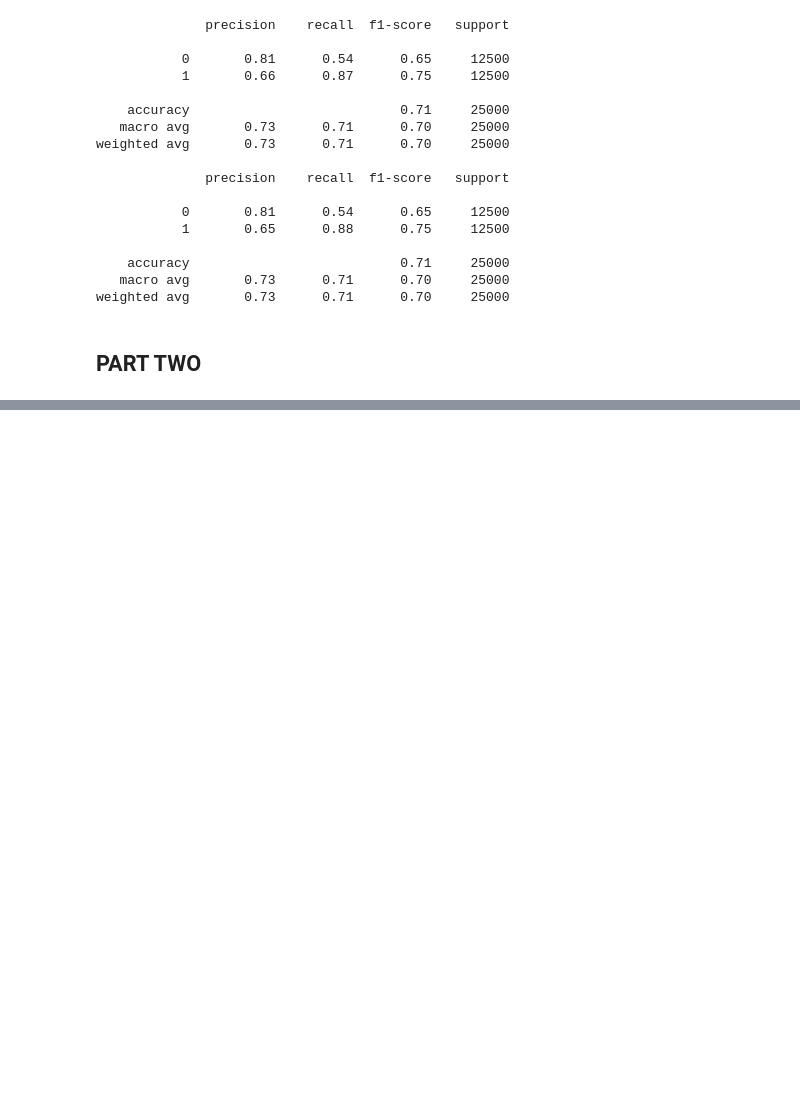
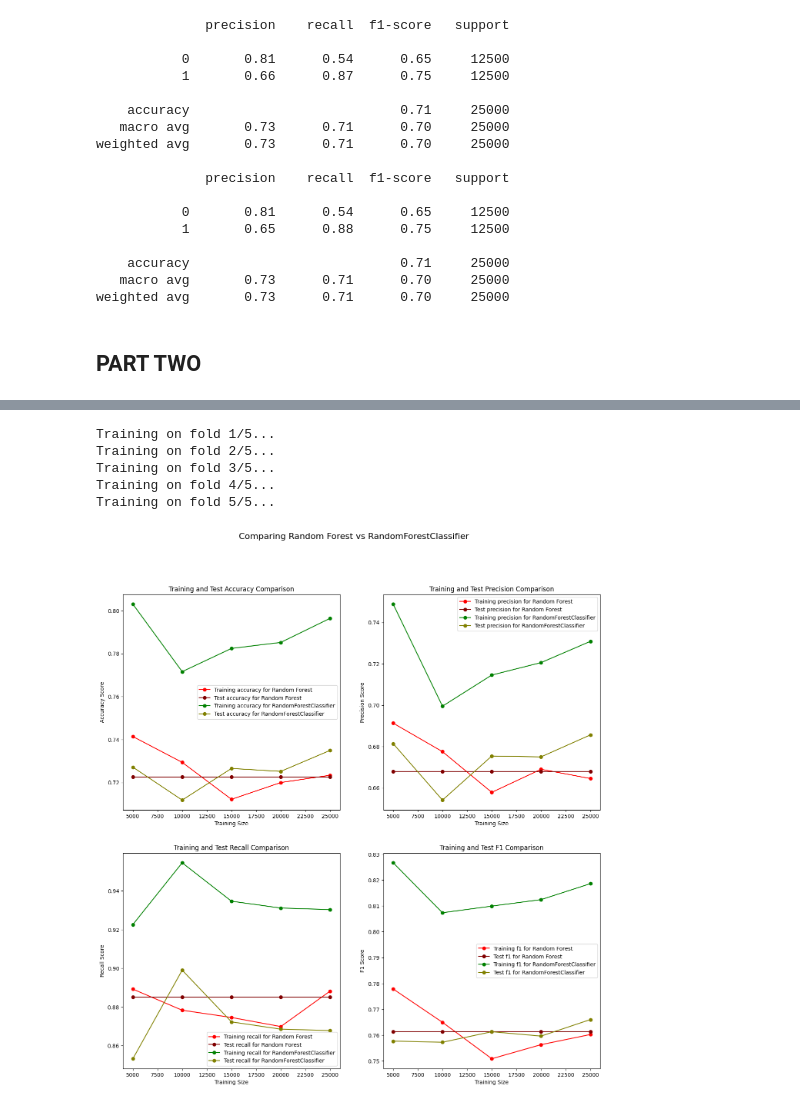
Before and after one commit to OSpyropoulos/IMDb-reviews-classification, a Jupyter notebook: ergasia.ipynb, the cells around one changed output, grey strips where cells are left out. Saved outputs shown, nothing was run; the diff lists cells and outputs as text; code cells hidden in the pictures; blank space fills up the shorter version.

```diff
--- a/ergasia.ipynb
+++ b/ergasia.ipynb
@@ -961,0 +990,11 @@ data1, data2 = compare_classifiers(estimator,  Bernouli , x_train_binary, y_trai
+# %%
+tool = Random_Forest(400,8)
+tool2 = RandomForestClassifier(8, max_depth=10, max_features=500)
+dclassifier1_metrics, classifier2_metrics = compare_classification_models(tool,  tool2 , x_train_binary, y_train , x_test_binary, y_test,  5,  "Random Forest", "RandomForestClassifier")
+# %% [output]
+Training on fold 1/5...
+Training on fold 2/5...
+Training on fold 3/5...
+Training on fold 4/5...
+Training on fold 5/5...
+[figure, added]
```
Also changed, not shown: parts of 12 cells of this notebook.
